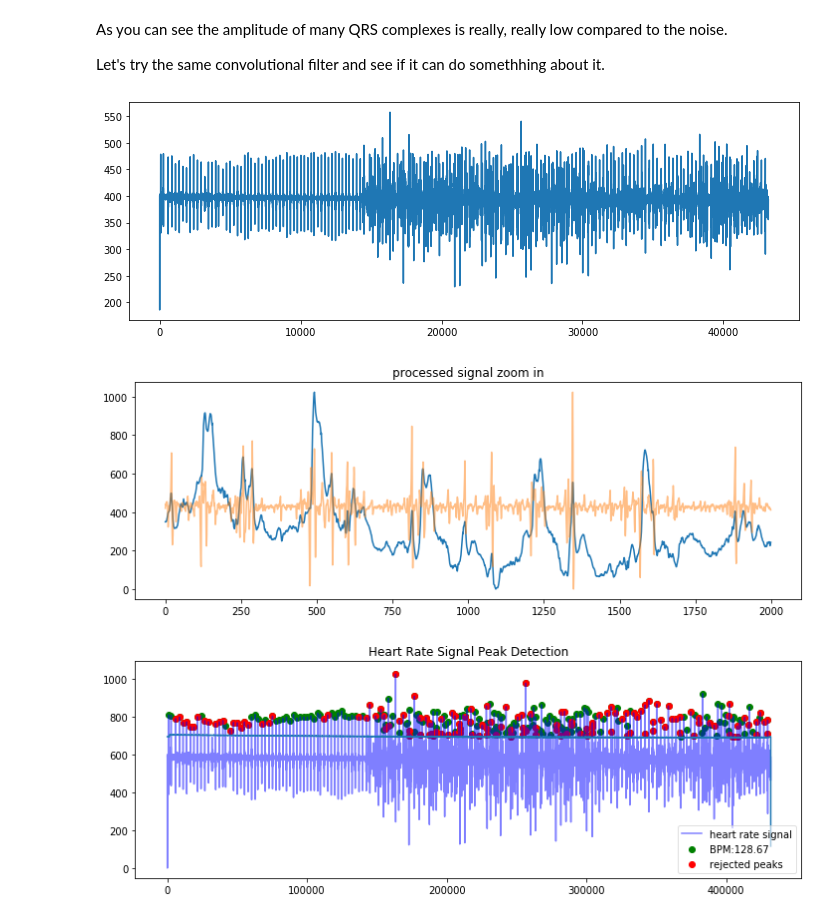
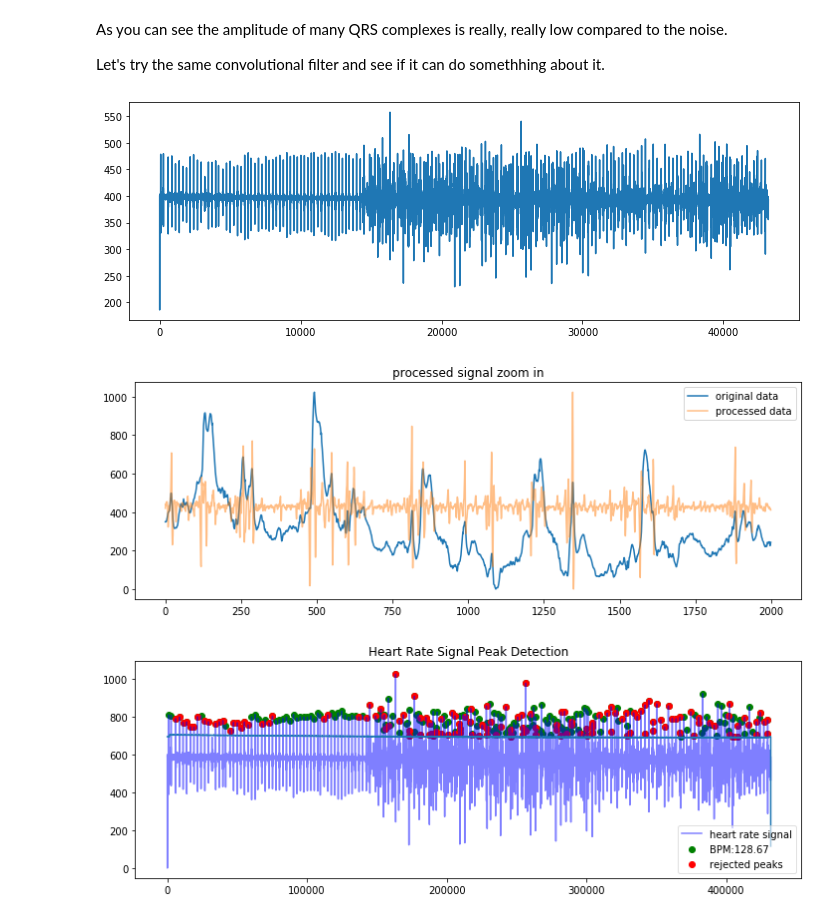
Before and after one commit to paulvangentcom/heartrate_analysis_python, a Jupyter notebook: examples/noisy_ECG/Analysing_Noisy_ECG.ipynb, the cells around one changed output. Drawn from its saved outputs; the diff is of its cells as text; code cells hidden in the pictures.

```diff
--- a/examples/noisy_ECG/Analysing_Noisy_ECG.ipynb
+++ b/examples/noisy_ECG/Analysing_Noisy_ECG.ipynb
@@ -293,22 +294,23 @@ Let's try the same convolutional filter and see if it can do somethhing about it
 # %%
 filtered = hp.enhance_ecg_peaks(hp.scale_data(ecg), sample_rate,
                                 aggregation='median', iterations=4)
 
 plt.figure(figsize=(12,4))
 plt.plot(filtered)
 plt.show()
 
 plt.figure(figsize=(12,4))
 #plt.subplot(211)
 plt.title('original signal zoom in')
-plt.plot(hp.scale_data(ecg[15000:17000]))
+plt.plot(hp.scale_data(ecg[15000:17000]), label='original data')
 #plt.subplot(212)
 plt.title('processed signal zoom in')
-plt.plot(hp.scale_data(filtered[15000:17000]), alpha=0.5)
+plt.plot(hp.scale_data(filtered[15000:17000]), alpha=0.5, label='processed data')
+plt.legend()
 plt.show()
 # %% [output]
 [figure]
-[figure, old version]
+[figure, new version]
 # %%
 #filtered = hp.filter_signal(filtered, 0.05, sample_rate, filtertype='notch')
 
```
Also changed, not shown: parts of 5 cells of this notebook, 1 other file.
